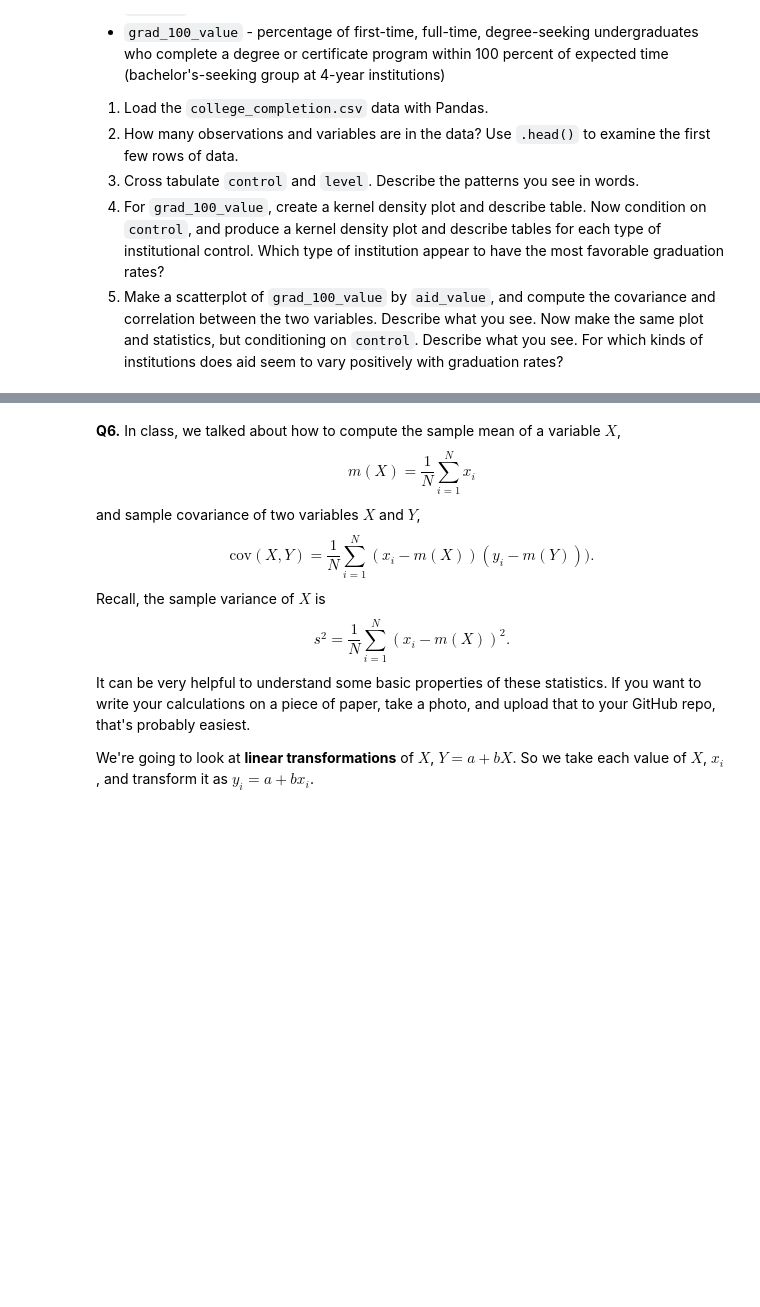
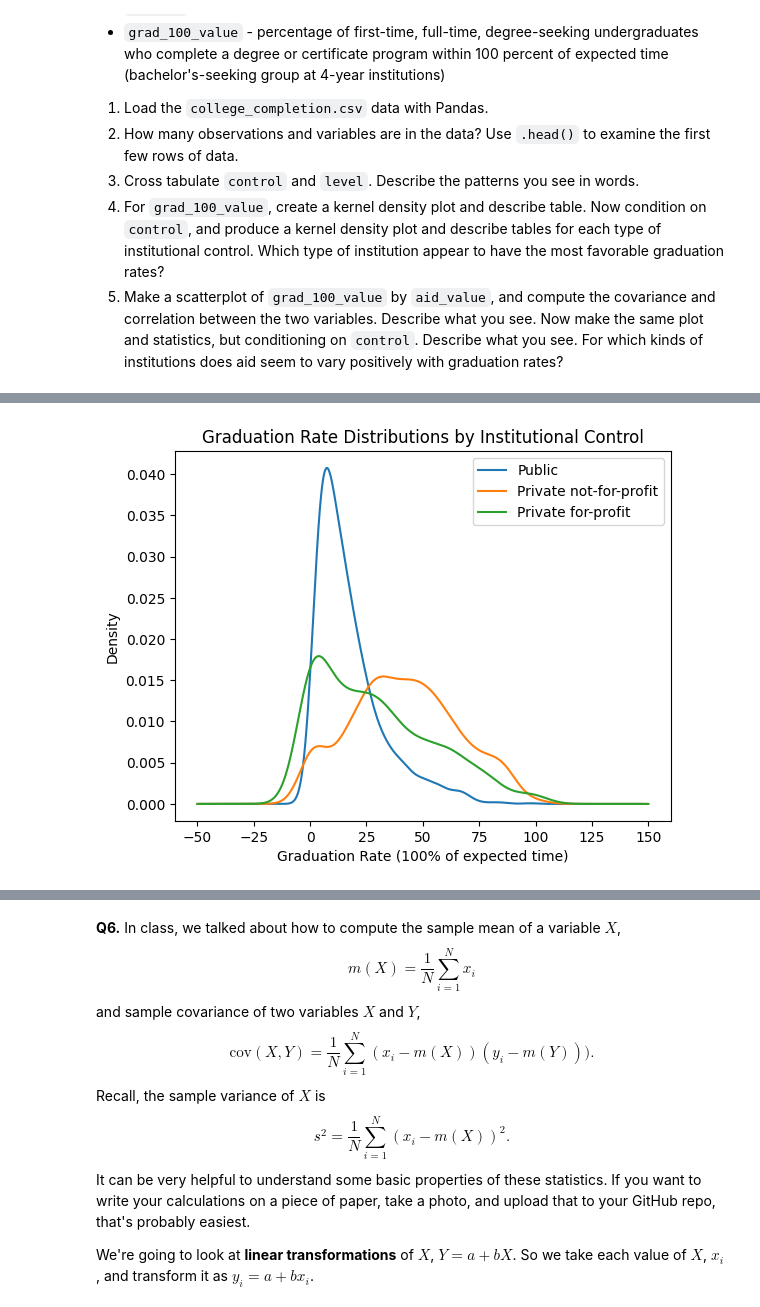
Before and after one commit to richarddo3/undergrad_ml_assignments, a Jupyter notebook: 01_assignment_wrangling_and_eda.ipynb, the cells around one changed output, grey strips where cells are left out. Cells and saved outputs as stored; diff of their text form; code cells hidden in the pictures; blank space fills up the shorter version.

```diff
--- a/01_assignment_wrangling_and_eda.ipynb
+++ b/01_assignment_wrangling_and_eda.ipynb
@@ -278,0 +557,11 @@ We'll use the `college_completion.csv` dataset from the US Department of Educati
+# %%
+for c in college["control"].dropna().unique():
+    subset = college[college["control"] == c]["grad_100_value"].dropna()
+    subset.plot(kind="kde", label=c)
+
+plt.xlabel("Graduation Rate (100% of expected time)")
+plt.title("Graduation Rate Distributions by Institutional Control")
+plt.legend()
+plt.show()
+# %% [output]
+[figure, added]
```
Also changed, not shown: parts of 46 cells of this notebook.
